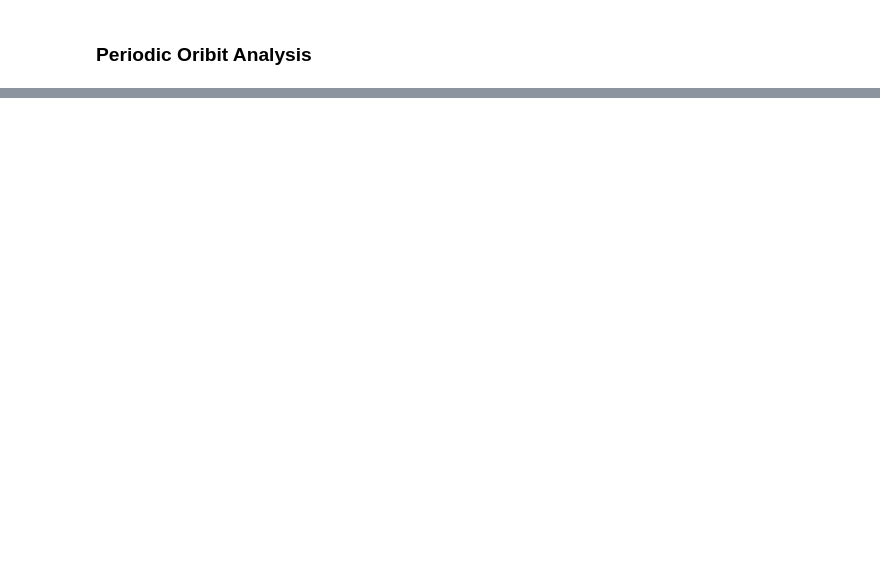
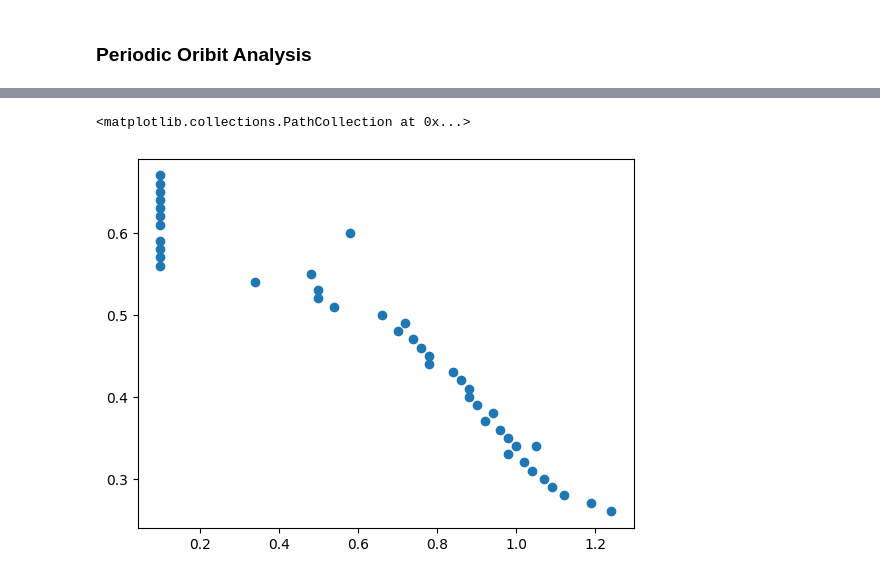
Before and after one commit to nbj2008/wilson_cowan_2d, a Jupyter notebook: notebooks/Stability Analysis.ipynb, the cells around one changed output, grey strips where cells are left out. Drawn from its saved outputs; the diff is of its cells as text; code cells hidden in the pictures; blank space fills up the shorter version.

Commit message:
Finished Mondronomy Matrix stuff

```diff
--- a/notebooks/Stability Analysis.ipynb
+++ b/notebooks/Stability Analysis.ipynb
@@ -131,0 +169,32 @@ On iter:  57500, params <- σ:1.5, τ:0.27, ω:2.5, Q:2.6
+# %%
+output = list()
+# Initial Condition
+σe = 1
+τe = 1
+
+output = list()
+ωs = np.arange(0.1, 2.5, 0.02)
+σs = τs = np.arange(0.1, 2, 0.02)
+ωσ_len = len(ωs)*len(σs)
+
+for it, (τ, period, uv_init, _) in enumerate(τ_output):
+    if τ < 0.25: continue
+    τi = τ * τe
+    inp = np.concatenate((np.eye(2).ravel(), uv_init.ravel()))
+    for ix, (ω, σ) in enumerate(product(ωs, σs)):
+        σi = σ * σe
+        param = wcp.MondronomyParams\
+        .default(τ = np.array([τe, τi]), η = 1, size = 1, σ=np.array([σe, σ*σ]), ω=ω)
+
+        # Find Mondronomy Matrix
+        new_res = wck.WCDecExpMondronomy(inp, param)((0, period))
+
+        # Calc Q
+        X = new_res.y[:4].T[-1].reshape(2,2)
+        Q = 1 + np.trace(X) + la.det(X)
+
+        if ix  % 632 == 1:
+            clear_output(wait=True)
+            print(f"On iter: {ix+ it*ωσ_len: >8}, params <- σ:{σ:>0.2}, τ:{τ:>0.2}, ω:{ω:>0.2}, Q:{Q:>0.2}")
+
+        test_output.append({"σ":σ, "τ":τ, "ω":ω, "Q":Q})
@@ -142 +232,8 @@ dtype: float64
+# %%
+plot_dat = out.loc[lambda x: x.Q < 0].groupby("τ").agg(σ_min=('σ','min'))
+# %%
+plt.scatter(plot_dat.σ_min, plot_dat.index)
+# %% [output]
+<matplotlib.collections.PathCollection at 0x...>
+[figure, added]
 # %%
```
Also changed, not shown: parts of 23 cells of this notebook, 6 other files.
